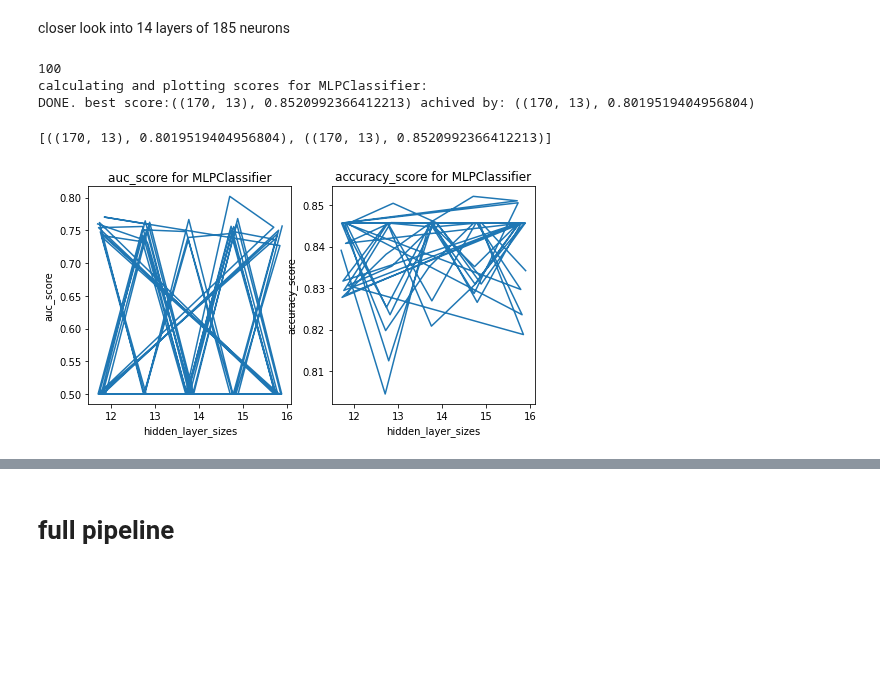
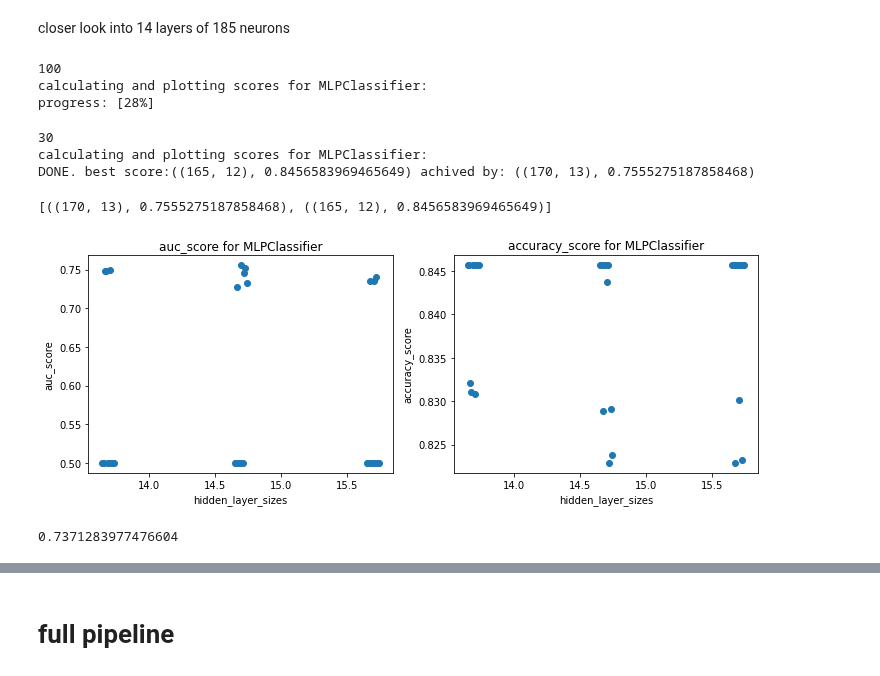
Before and after one commit to MrPupik/INTO_TO_ML, a Jupyter notebook: project/itay_nb.ipynb, the cells around one changed output, grey strips where cells are left out. Cells and saved outputs as stored; diff of their text form; code cells hidden in the pictures; blank space fills up the shorter version.

```diff
--- a/project/itay_nb.ipynb
+++ b/project/itay_nb.ipynb
@@ -676,7 +676,7 @@ def plot_scores(model_class, arg_name:str, arg_values:list,
         scores = [scores]
 
     for i,axe in enumerate(axes):
-        axe.plot(values, scores[i])
+        axe.scatter(values, scores[i])
         axe.__getattribute__ (func_name_prefix+'ylabel')(scoring[i].__name__)
         axe.__getattribute__ (func_name_prefix+'xlabel')(arg_name)
         axe.__getattribute__(func_name_prefix+'title')(f'{scoring[i].__name__} for {model_class.__name__}')
@@ -766,14 +766,38 @@ X_train, X_val, y_train, y_val, 'both', scoring)
 # %% [output]
 100
 calculating and plotting scores for MLPClassifier:
-DONE. best score:((170, 13), 0.8520992366412213) achived by: ((170, 13), 0.8019519404956804)
+progress: [28%]
-[((170, 13), 0.8019519404956804), ((170, 13), 0.8520992366412213)]
-[figure, removed]
 # %%
-args = {'max_iter':600, 'solver':'sgd','verbose':False,
-                        'tol':10**-6,'random_state':13,
-                        'learning_rate_init':0.01, 'activation':'logistic'}
-values = [(i,2) for i in range(25,35,1)]
+import warnings
+warnings.filterwarnings('ignore')
 
-plot_scores(MLPClassifier,'hidden_layer_sizes', values, args,
-X_train, X_val, y_train, y_val)
+args = {'max_iter':500, 'solver':'sgd','verbose':False,
+        'tol':10**-6,'random_state':13, 'learning_rate_init':1,
+        'learning_rate':'adaptive', 'alpha':0.01, }
+hidden_layers_values = []
+for d1 in range(165,175,1):
+        for d2 in range(12,15,1):
+                hidden_layers_values.append((d1,d2))
+print(len(hidden_layers_values))
+
+scoring = (auc_score, accuracy_score)
+plot_scores(model_class=MLPClassifier,arg_name='hidden_layer_sizes', arg_values=hidden_layers_values,
+other_args=args, xt=X_train, xv=X_val, yt=y_train, yv=y_val, tuple_index='both', scoring=scoring,plot_type='scatter')
+# %% [output]
+30
+calculating and plotting scores for MLPClassifier:
+DONE. best score:((165, 12), 0.8456583969465649) achived by: ((170, 13), 0.7555275187858468)
+[((170, 13), 0.7555275187858468), ((165, 12), 0.8456583969465649)]
+[figure, added]
+# %%
+warnings.filterwarnings('default')
+
+model = MLPClassifier(hidden_layer_sizes=(170,13), max_iter=200, solver='sgd',
+                        tol=10**-6,random_state=12, learning_rate_init=1, alpha=0.01, learning_rate='adaptive')
+
+model.fit(X_train, y_train)
+auc1 = roc_auc_score(y_val, model.predict_proba(X_val)[:,1])
+auc2 = roc_auc_score(y_val, model.predict_proba(X_val)[:,0])
+max(auc1, auc2)
+# %% [output]
+0.7371283977476604
```
Also changed, not shown: parts of 6 cells of this notebook.
